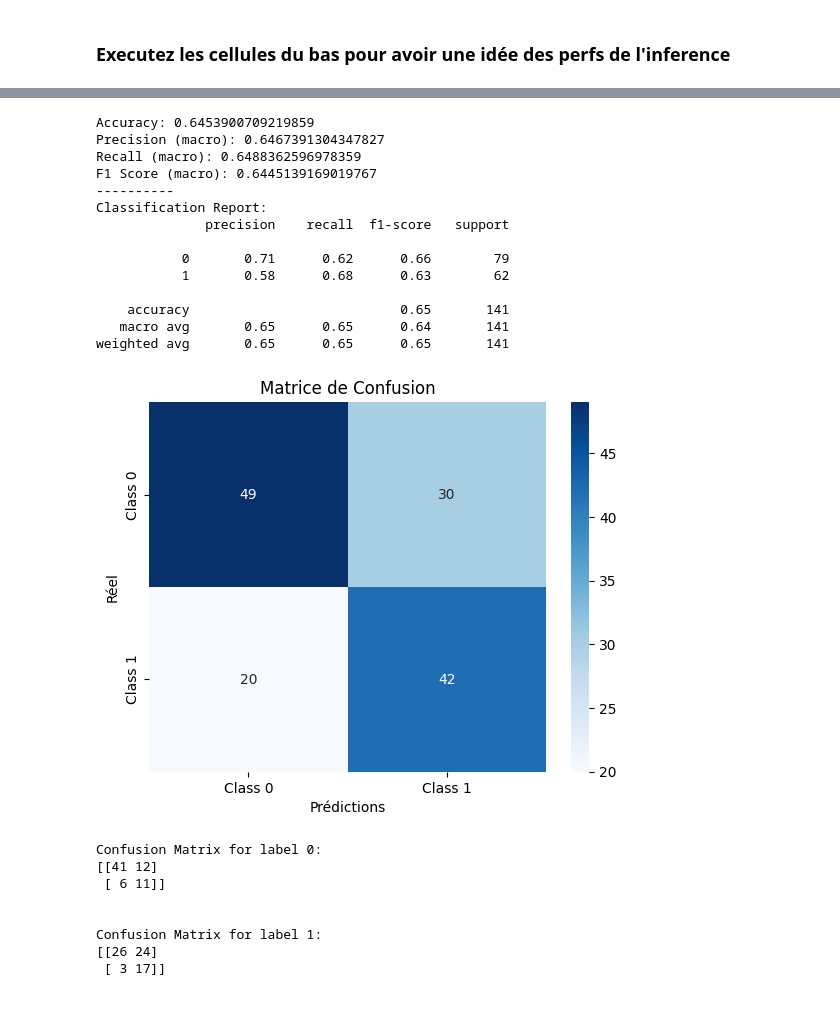
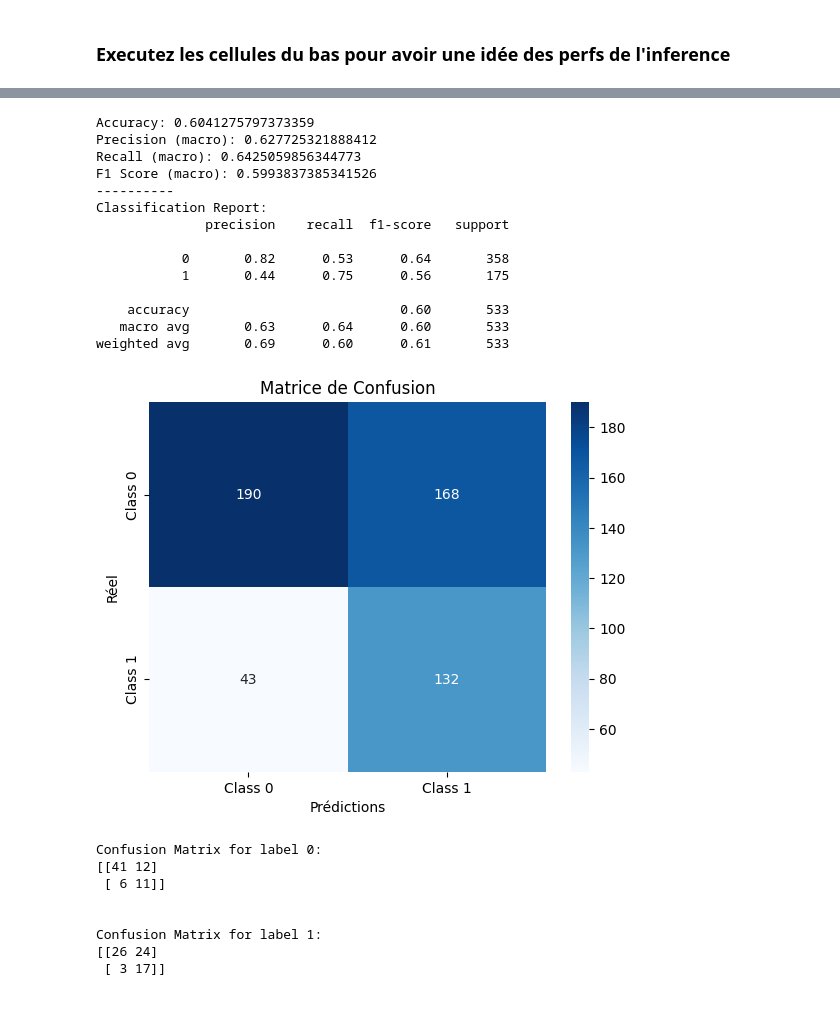
Before and after one commit to StephOgre/Ollama, a Jupyter notebook: webStrikeLLM.ipynb, the cells around one changed output, grey strips where cells are left out. Drawn from its saved outputs; the diff is of its cells as text; code cells hidden in the pictures.

```diff
--- a/webStrikeLLM.ipynb
+++ b/webStrikeLLM.ipynb
@@ -17,5 +17,6 @@ df.shape
 # %%
 df_strike = pd.read_csv('/home/onyxia/work/Ollama/data/1.csv')
 df=df_strike[['Contenu',"sentiment"]]
-df.shape
+df.rename(columns={'Contenu': 'text'}, inplace=True)
+df.head()
 # %% [output]
@@ -51 +82,33 @@ Catégories liées aux motifs de revendication des grèves :
+# %%
+###Exceuter pour inferer sur les greves
+
+list_of_df=[]
+
+for index, row in df.iterrows():
+    liste=[]
+    prompt2 = prompt + row.text
+    response = requests.post("http://127.0.0.1:11434/api/generate", json={"model": "llama3.1", "prompt": str(prompt2) })
+    response.raise_for_status()
+    response_text=''.join([json.loads(line)['response'] for line in response.text.splitlines()])
+
+    greve=0
+
+
+    if "Article de grève=Oui" in response_text:
+        greve=1
+
+    #print(greve," : ",rem,ct,empl,tt,autres,response_text)
+    list_of_df.append(
+        pd.DataFrame(
+    {
+     "text":[row.text],
+     "sentiment":[row.sentiment],
+     "greve":[greve],
+
+
+    }
+     )
+    )
+
+df_inference=pd.concat(list_of_df,ignore_index=True)
 # %%
@@ -278,25 +351,26 @@ def show_cm(yt,yp):
 # %%
 #show_cm(df_merge["Rémunérations"],df_merge.rem)
 #show_cm(df_merge["Conditions de travail"],df_merge.ct)
 #show_cm(df_merge["Emploi-licenciement"],df_merge.empl)
 #show_cm(df_merge["Temps de travail"],df_merge.tt)
-show_cm(df_merge["Autres"],df_merge.autres)
+#show_cm(df_merge["Autres"],df_merge.autres)
+show_cm(df_merge["greve"],df_merge.grève)
 # %% [output]
-Accuracy: 0.6453900709219859
-Precision (macro): 0.6467391304347827
-Recall (macro): 0.6488362596978359
-F1 Score (macro): 0.6445139169019767
+Accuracy: 0.6041275797373359
+Precision (macro): 0.627725321888412
+Recall (macro): 0.6425059856344773
+F1 Score (macro): 0.5993837385341526
 ----------
 Classification Report:
               precision    recall  f1-score   support
 
-           0       0.71      0.62      0.66        79
-           1       0.58      0.68      0.63        62
+           0       0.82      0.53      0.64       358
+           1       0.44      0.75      0.56       175
 
-    accuracy                           0.65       141
-   macro avg       0.65      0.65      0.64       141
-weighted avg       0.65      0.65      0.65       141
+    accuracy                           0.60       533
+   macro avg       0.63      0.64      0.60       533
+weighted avg       0.69      0.60      0.61       533
-[figure, old version]
+[figure, new version]
 # %%
 import numpy as np
 from sklearn.metrics import multilabel_confusion_matrix
```
Also changed, not shown: parts of 6 cells of this notebook.
